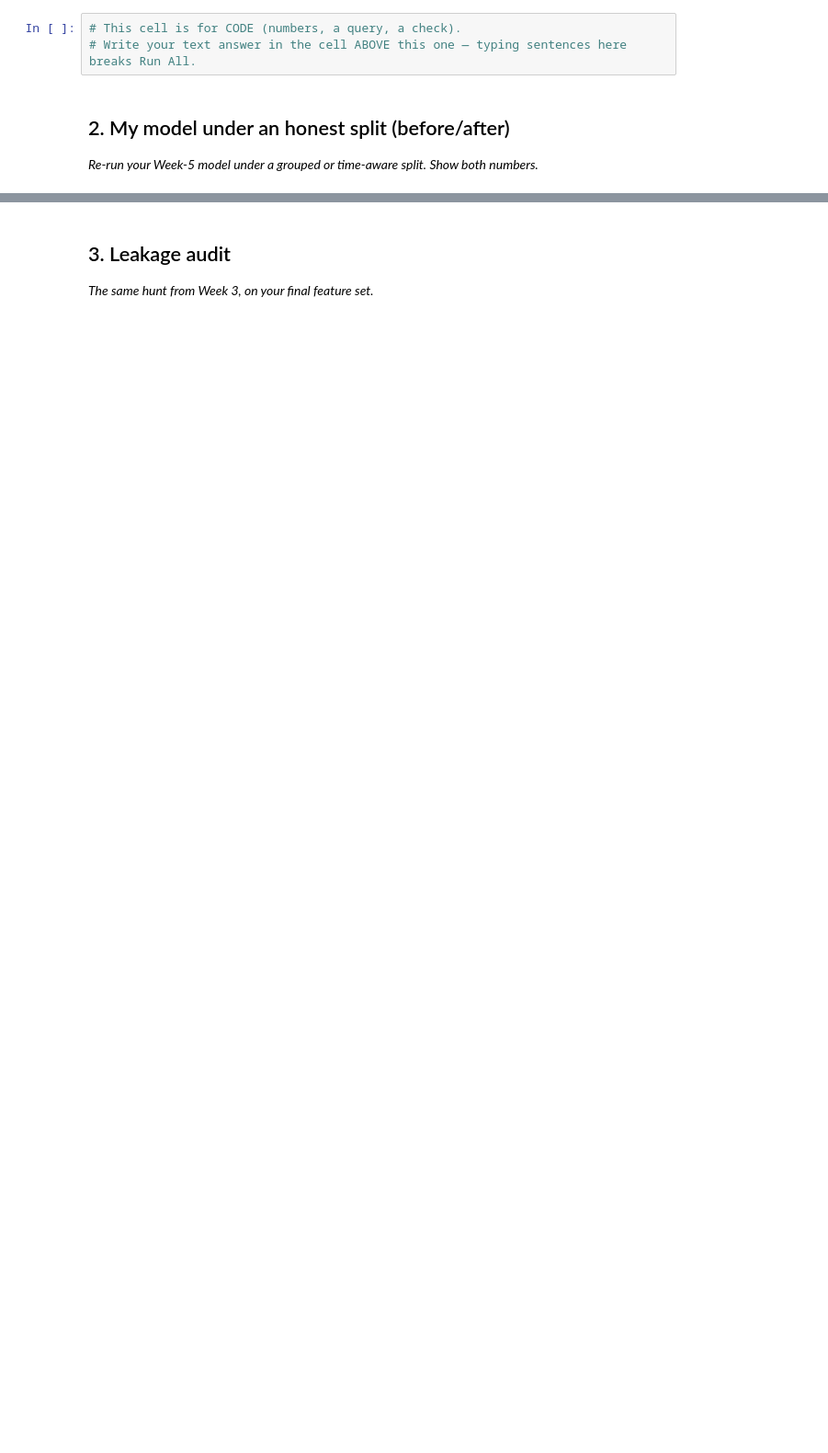
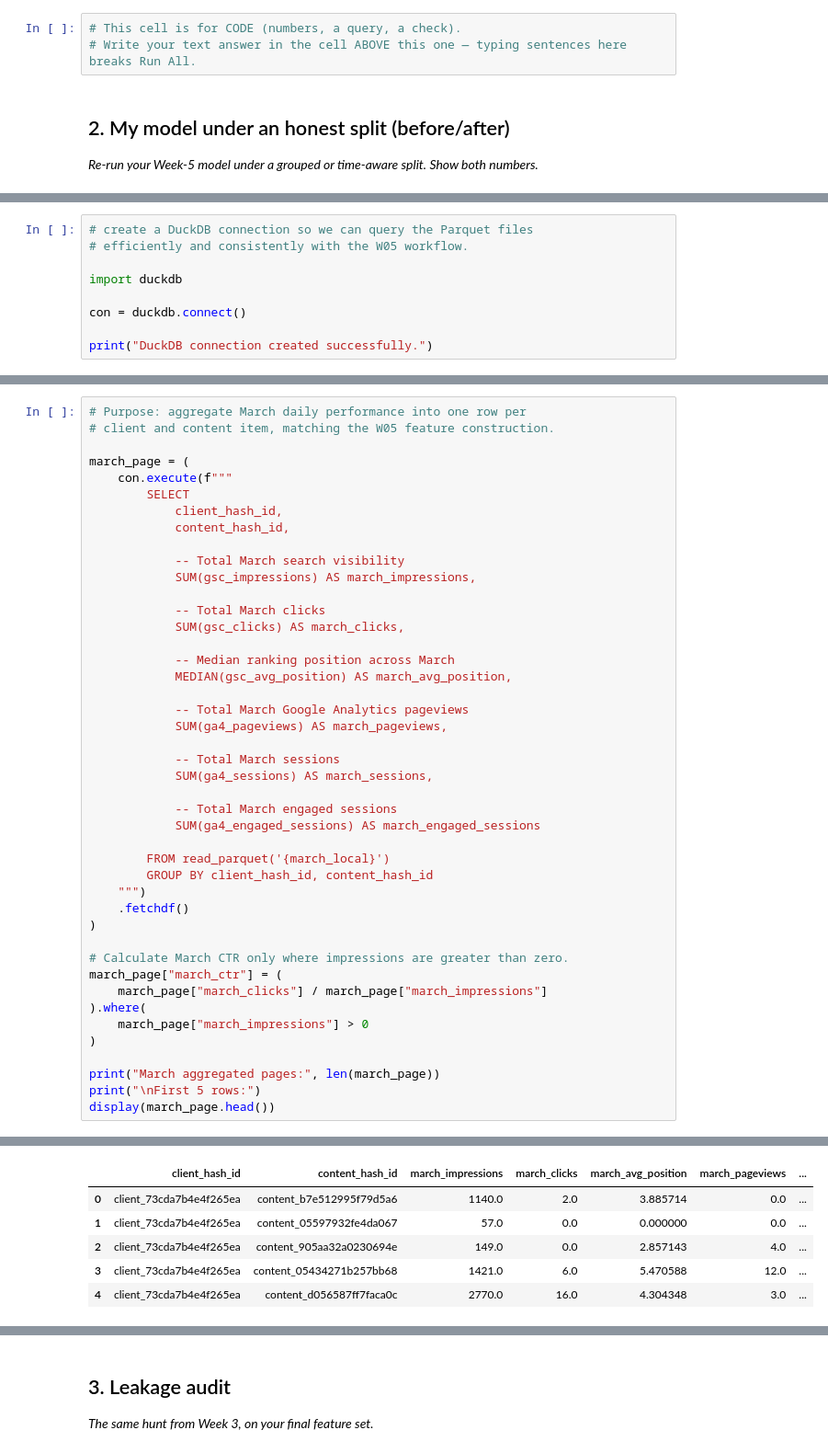
Before and after one commit to rasheed-hammad/machine-learning-starter, a Jupyter notebook: work/notebooks/w06_validation_audit.ipynb, the cells around one changed output, grey strips where cells are left out. Shown at 92% size. Cells and saved outputs as stored; diff of their text form; blank space fills up the shorter version.

```diff
--- a/work/notebooks/w06_validation_audit.ipynb
+++ b/work/notebooks/w06_validation_audit.ipynb
@@ -22,0 +93,9 @@ This skeleton is yours to fill. Work the sections **in order** — each one has
+# %%
+# create a DuckDB connection so we can query the Parquet files
+# efficiently and consistently with the W05 workflow.
+
+import duckdb
+
+con = duckdb.connect()
+
+print("DuckDB connection created successfully.")
@@ -22,0 +133,45 @@ This skeleton is yours to fill. Work the sections **in order** — each one has
+# %%
+# Purpose: aggregate March daily performance into one row per
+# client and content item, matching the W05 feature construction.
+
+march_page = (
+    con.execute(f"""
+        SELECT
+            client_hash_id,
+            content_hash_id,
+
+            -- Total March search visibility
+            SUM(gsc_impressions) AS march_impressions,
+
+            -- Total March clicks
+            SUM(gsc_clicks) AS march_clicks,
+
+            -- Median ranking position across March
+            MEDIAN(gsc_avg_position) AS march_avg_position,
+
+            -- Total March Google Analytics pageviews
+            SUM(ga4_pageviews) AS march_pageviews,
+
+            -- Total March sessions
+            SUM(ga4_sessions) AS march_sessions,
+
+            -- Total March engaged sessions
+            SUM(ga4_engaged_sessions) AS march_engaged_sessions
+
+        FROM read_parquet('{march_local}')
+        GROUP BY client_hash_id, content_hash_id
+    """)
+    .fetchdf()
+)
+
+# Calculate March CTR only where impressions are greater than zero.
+march_page["march_ctr"] = (
+    march_page["march_clicks"] / march_page["march_impressions"]
+).where(
+    march_page["march_impressions"] > 0
+)
+
+print("March aggregated pages:", len(march_page))
+print("\nFirst 5 rows:")
+display(march_page.head())
+# %% [output]
@@ -22,0 +181,6 @@ This skeleton is yours to fill. Work the sections **in order** — each one has
+|  | client_hash_id | content_hash_id | march_impressions | march_clicks | march_avg_position | march_pageviews | ... |
+| 0 | client_73cda7b4e4f265ea | content_b7e512995f79d5a6 | 1140.0 | 2.0 | 3.885714 | 0.0 | ... |
+| 1 | client_73cda7b4e4f265ea | content_05597932fe4da067 | 57.0 | 0.0 | 0.000000 | 0.0 | ... |
+| 2 | client_73cda7b4e4f265ea | content_905aa32a0230694e | 149.0 | 0.0 | 2.857143 | 4.0 | ... |
+| 3 | client_73cda7b4e4f265ea | content_05434271b257bb68 | 1421.0 | 6.0 | 5.470588 | 12.0 | ... |
+| 4 | client_73cda7b4e4f265ea | content_d056587ff7faca0c | 2770.0 | 16.0 | 4.304348 | 3.0 | ... |
```
Also changed, not shown: parts of 45 cells of this notebook.
